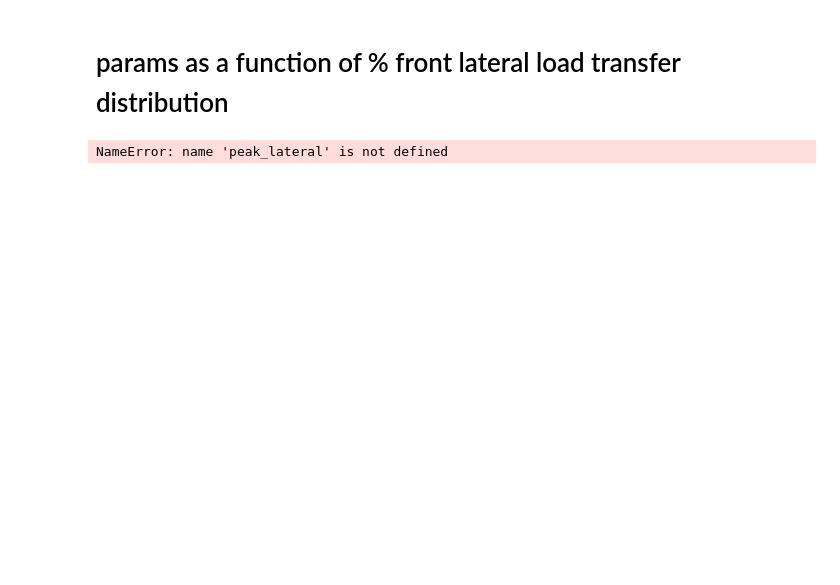
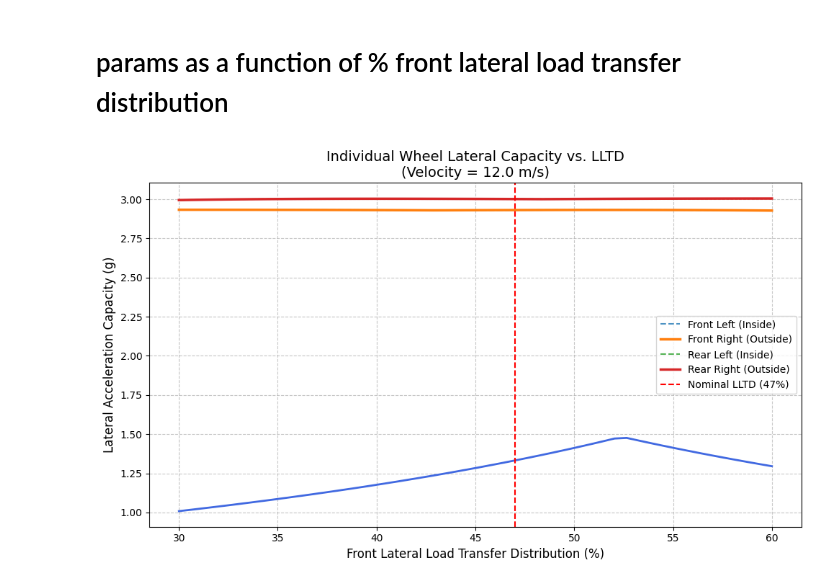
Before and after one commit to Formula-Electric-Berkeley/FEBSim, a Jupyter notebook: GGV_plot/GGV_TireEllipses_Final.ipynb, the cells around one changed output. Saved outputs shown, nothing was run; the diff lists cells and outputs as text; code cells hidden in the pictures; blank space fills up the shorter version.

```diff
--- a/GGV_plot/GGV_TireEllipses_Final.ipynb
+++ b/GGV_plot/GGV_TireEllipses_Final.ipynb
@@ -624,10 +617,10 @@ def per_wheel_lat_limits(V, k_longitudinal=2, phi_front=PHI_FRONT):
         )
 
         # Calculate max lateral force capacity for each tire (Fy = mu * Fz)
-        fy_max_fl = peak_lateral(Fz_fl)
-        fy_max_fr = peak_lateral(Fz_fr)
-        fy_max_rl = peak_lateral(Fz_rl)
-        fy_max_rr = peak_lateral(Fz_rr)
+        fy_max_fl = calculate_axle_lateral_peak(Fz_fl, Fz_fr)
+        fy_max_fr = calculate_axle_lateral_peak(Fz_fr, Fz_fl)
+        fy_max_rl = calculate_axle_lateral_peak(Fz_rl, Fz_rr)
+        fy_max_rr = calculate_axle_lateral_peak(Fz_rr, Fz_rl)
 
         # Convert force to acceleration capacity (a = F / m)
         ay_fl = fy_max_fl / (M * FRONT_STATIC_FRAC / 2.0)
@@ -665,31 +658,31 @@ ay_rr_results = np.array(ay_rr_results) / G
 # Create the figure and axes objects
 fig, ax = plt.subplots(figsize=(10, 6))
 
 # Plot the data on the axes object
 ax.plot(lltd_values * 100, np.array(max_ay_results) / G, linewidth=2, color='royalblue')
 ax.plot(lltd_values * 100, ay_fl_results, label='Front Left (Inside)', linestyle='--', alpha=0.8)
 ax.plot(lltd_values * 100, ay_fr_results, label='Front Right (Outside)', linewidth=2.5)
 ax.plot(lltd_values * 100, ay_rl_results, label='Rear Left (Inside)', linestyle='--', alpha=0.8)
 ax.plot(lltd_values * 100, ay_rr_results, label='Rear Right (Outside)', linewidth=2.5)
 
 # Add the reference line
 ax.axvline(x=47, color='red', linestyle='--', label='Nominal LLTD (47%)')
 
 # Set titles and labels using the 'set_' prefix
 ax.set_title(f'Max Lateral Acceleration vs. LLTD\n(Velocity = {MAX_VELOCITY} m/s)', fontsize=14)
 ax.set_xlabel('Front Lateral Load Transfer Distribution (%)', fontsize=12)
 ax.set_ylabel('Max Lateral Acceleration (g)', fontsize=12)
 ax.set_title(f'Individual Wheel Lateral Capacity vs. LLTD\n(Velocity = {MAX_VELOCITY} m/s)', fontsize=14)
 ax.set_xlabel('Front Lateral Load Transfer Distribution (%)', fontsize=12)
 ax.set_ylabel('Lateral Acceleration Capacity (g)', fontsize=12)
 ax.grid(True, which='both', linestyle='--', alpha=0.5)
 ax.legend(loc='upper right', frameon=True)
 
 # Configure grid and legend
 ax.grid(True, which='both', linestyle='--', alpha=0.7)
 ax.legend()
 
 fig.tight_layout()
 plt.show()
 # %% [output]
-NameError: name 'peak_lateral' is not defined
+[figure, added]
```
Also changed, not shown: parts of 2 cells of this notebook.
